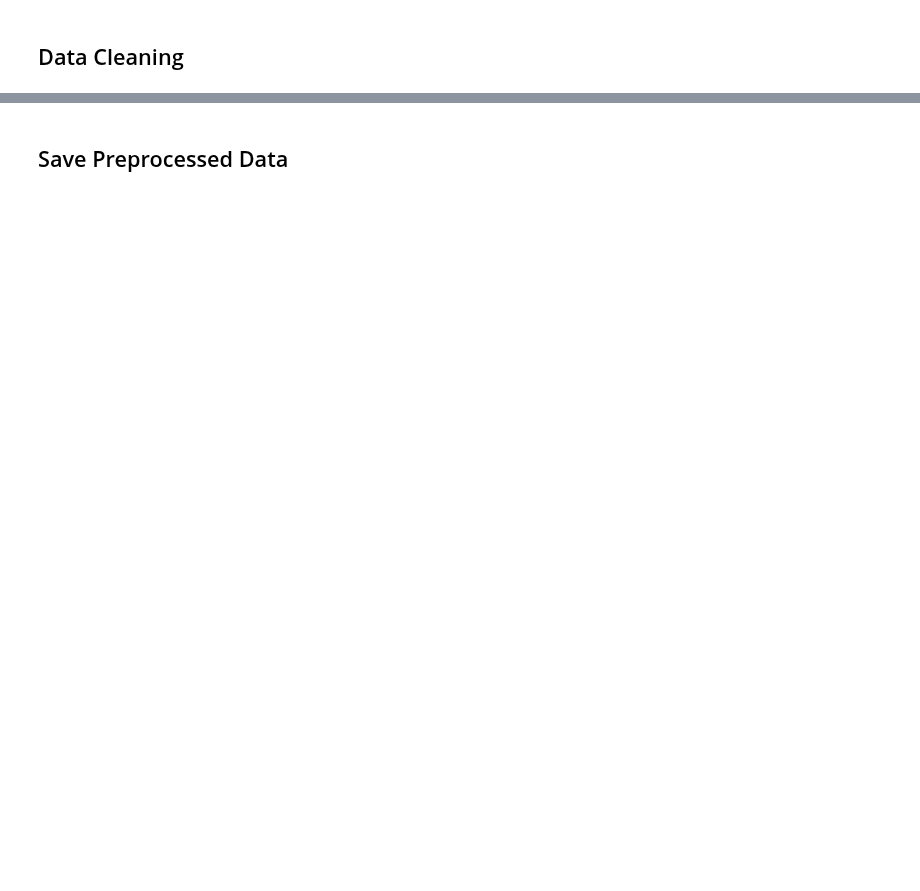
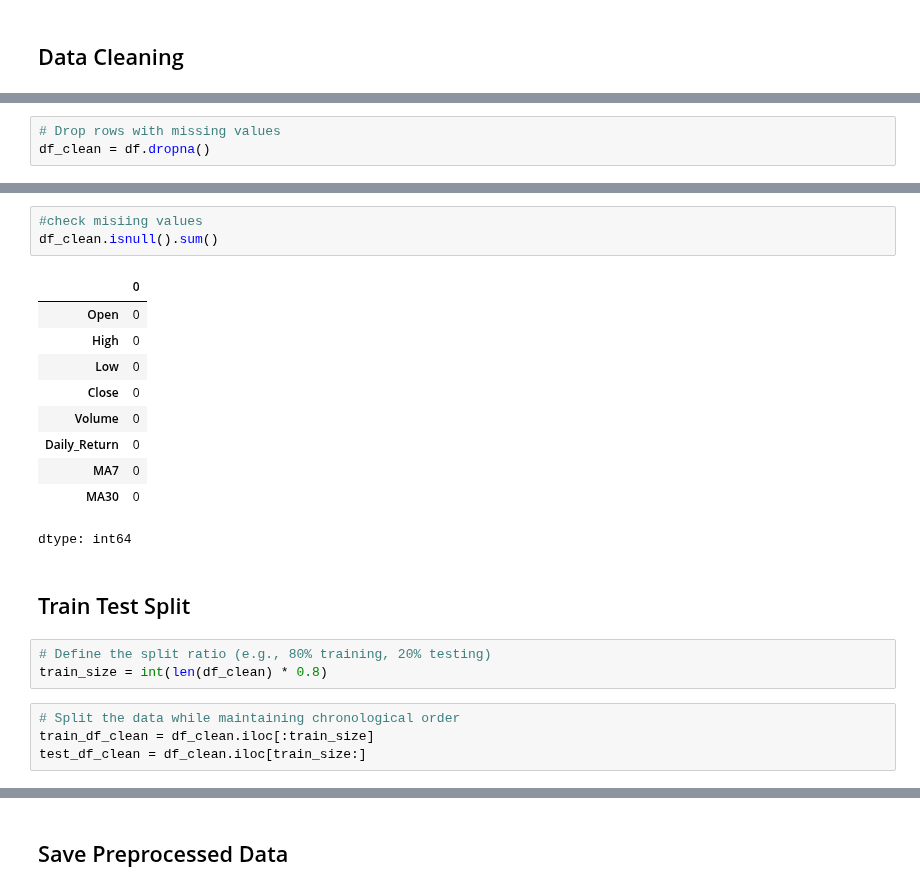
Before and after one commit to bonareri/Cryptocurrency-Price-Prediction-, a Jupyter notebook: data_collection_preprocessing.ipynb, the cells around one changed output, grey strips where cells are left out. Saved outputs shown, nothing was run; the diff lists cells and outputs as text; blank space fills up the shorter version.

```diff
--- a/data_collection_preprocessing.ipynb
+++ b/data_collection_preprocessing.ipynb
@@ -99,0 +177,3 @@ Date
+# %%
+# Drop rows with missing values
+df_clean = df.dropna()
@@ -99,0 +193,23 @@ Date
+# %%
+#check misiing values
+df_clean.isnull().sum()
+# %% [output]
+|  | 0 |
+| Open | 0 |
+| High | 0 |
+| Low | 0 |
+| Close | 0 |
+| Volume | 0 |
+| Daily_Return | 0 |
+| MA7 | 0 |
+| MA30 | 0 |
+dtype: int64
+# %% [markdown]
+## Train Test Split
+# %%
+# Define the split ratio (e.g., 80% training, 20% testing)
+train_size = int(len(df_clean) * 0.8)
+# %%
+# Split the data while maintaining chronological order
+train_df_clean = df_clean.iloc[:train_size]
+test_df_clean = df_clean.iloc[train_size:]
```
Also changed, not shown: parts of 28 cells of this notebook.
